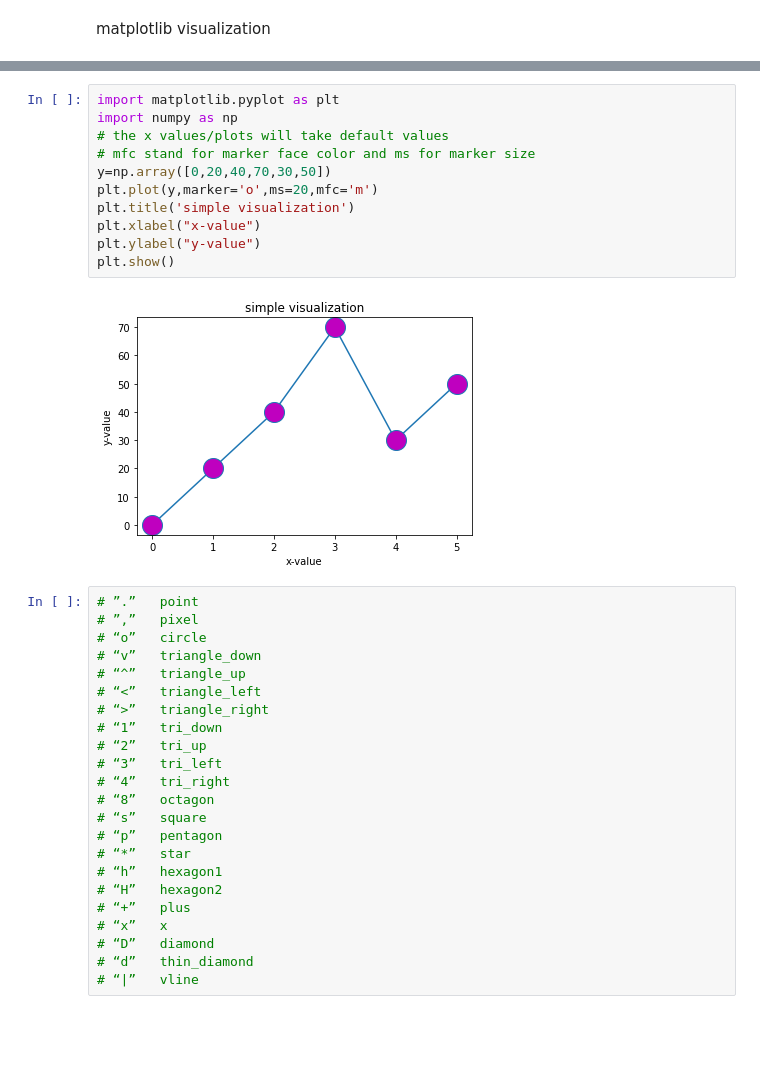
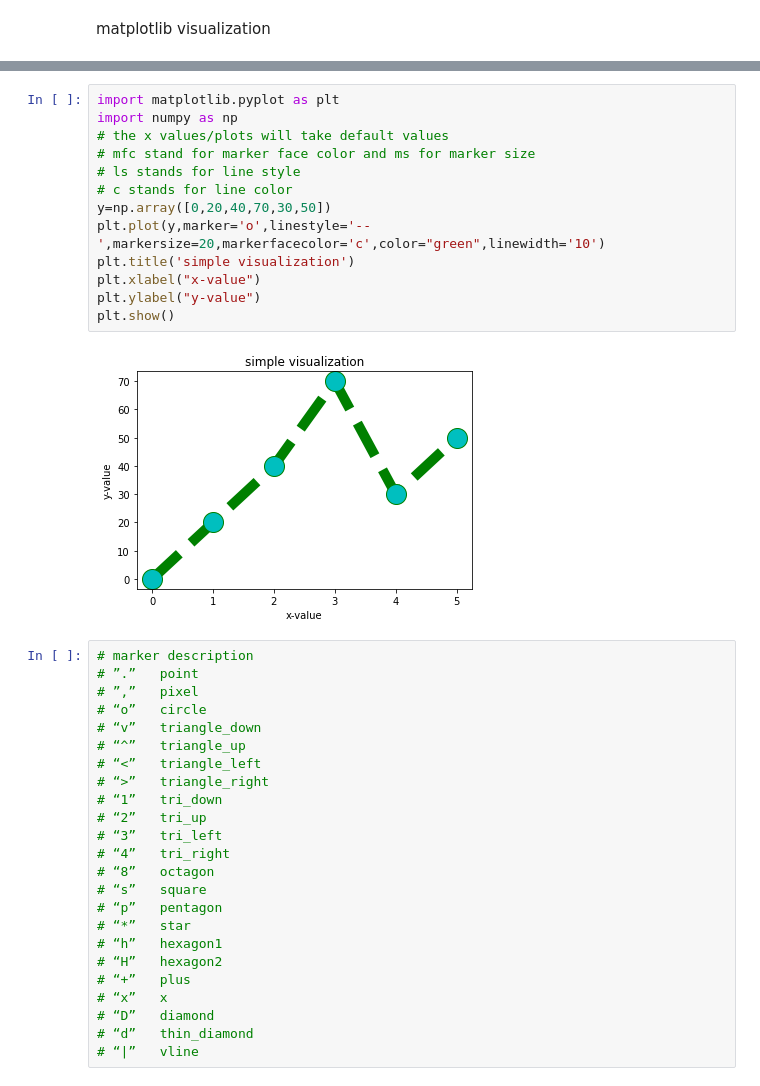
Before and after one commit to Collins200/data-visualization-with-matplotlib, a Jupyter notebook: visualization with matplotlib.ipynb, the cells around one changed output, grey strips where cells are left out. Saved outputs shown, nothing was run; the diff lists cells and outputs as text; blank space fills up the shorter version.

Commit message:
Add files via upload
added visualization graphs

```diff
--- a/visualization with matplotlib.ipynb
+++ b/visualization with matplotlib.ipynb
@@ -3,17 +6,20 @@ matplotlib visualization
 # %%
 import matplotlib.pyplot as plt
 import numpy as np
 # the x values/plots will take default values
 # mfc stand for marker face color and ms for marker size
+# ls stands for line style
+# c stands for line color
 y=np.array([0,20,40,70,30,50])
-plt.plot(y,marker='o',ms=20,mfc='m')
+plt.plot(y,marker='o',linestyle='--',markersize=20,markerfacecolor='c',color="green",linewidth='10')
 plt.title('simple visualization')
 plt.xlabel("x-value")
 plt.ylabel("y-value")
 plt.show()
 # %% [output]
-[figure, old version]
+[figure, new version]
 # %%
+# marker description
 # ”.”	point
 # ”,”	pixel
 # “o”	circle
```
Also changed, not shown: parts of 6 cells of this notebook.
